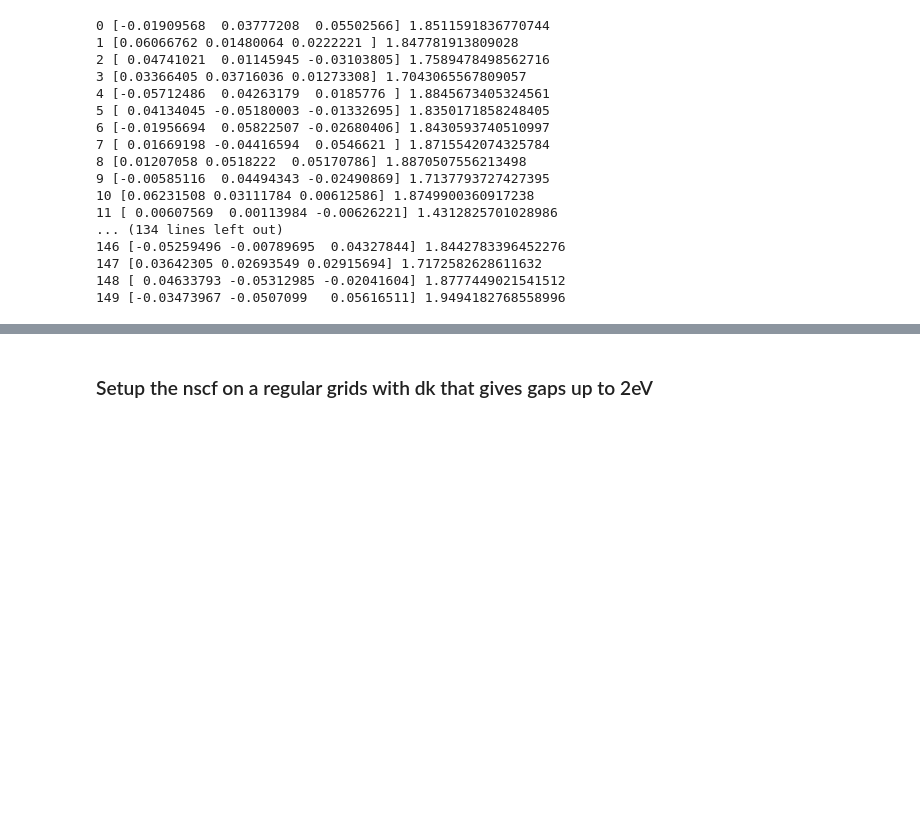
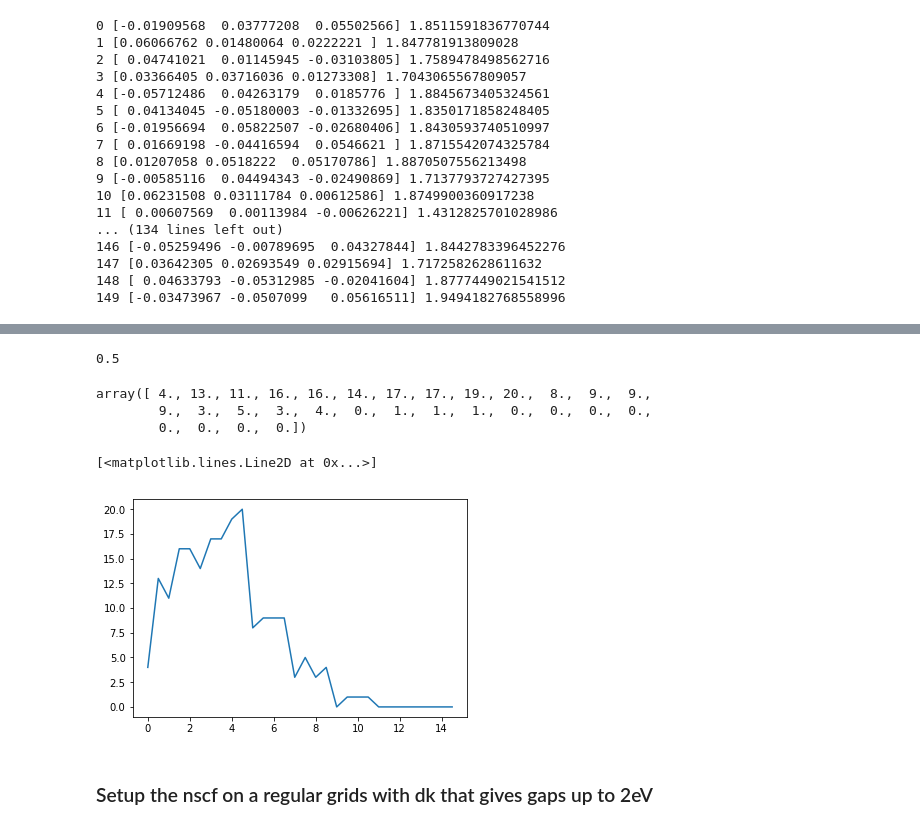
Before and after one commit to marcodalessandro76/Generation-and-decay-of-the-degree-of-spin-polarization-in-GaAs, a Jupyter notebook: Nscf_on_a_grid-Ypp_bands.ipynb, the cells around one changed output, grey strips where cells are left out. Cells and saved outputs as stored; diff of their text form; code cells hidden in the pictures; blank space fills up the shorter version.

```diff
--- a/Nscf_on_a_grid-Ypp_bands.ipynb
+++ b/Nscf_on_a_grid-Ypp_bands.ipynb
@@ -345,0 +349,3 @@ for ind in range(len(k_values)):
+# %%
+split = (bands[:,10]-bands[:,9])*1000
+split
@@ -346,3 +370,24 @@ for ind in range(len(k_values)):
+# %%
+numpoints = 30
+emin = 0.0
+emax = 15.0
+bin_width = (emax-emin)/numpoints
+print(bin_width)
+energy_range = [emin+x*bin_width for x in range(numpoints)]
+dos = np.zeros(numpoints)
+for g in split:
+    dos[int((g-emin)/bin_width)] += 1.0
+dos
+# %% [output]
+0.5
+array([ 4., 13., 11., 16., 16., 14., 17., 17., 19., 20.,  8.,  9.,  9.,
+        9.,  3.,  5.,  3.,  4.,  0.,  1.,  1.,  1.,  0.,  0.,  0.,  0.,
+        0.,  0.,  0.,  0.])
+# %%
+plt.plot(energy_range,dos)
+# %% [output]
+[<matplotlib.lines.Line2D at 0x...>]
+[figure, added]
 # %% [markdown]
 ### Setup the nscf on a regular grids with dk that gives gaps up to 2eV
 # %%
```
Also changed, not shown: parts of 5 cells of this notebook, 2 other files.
